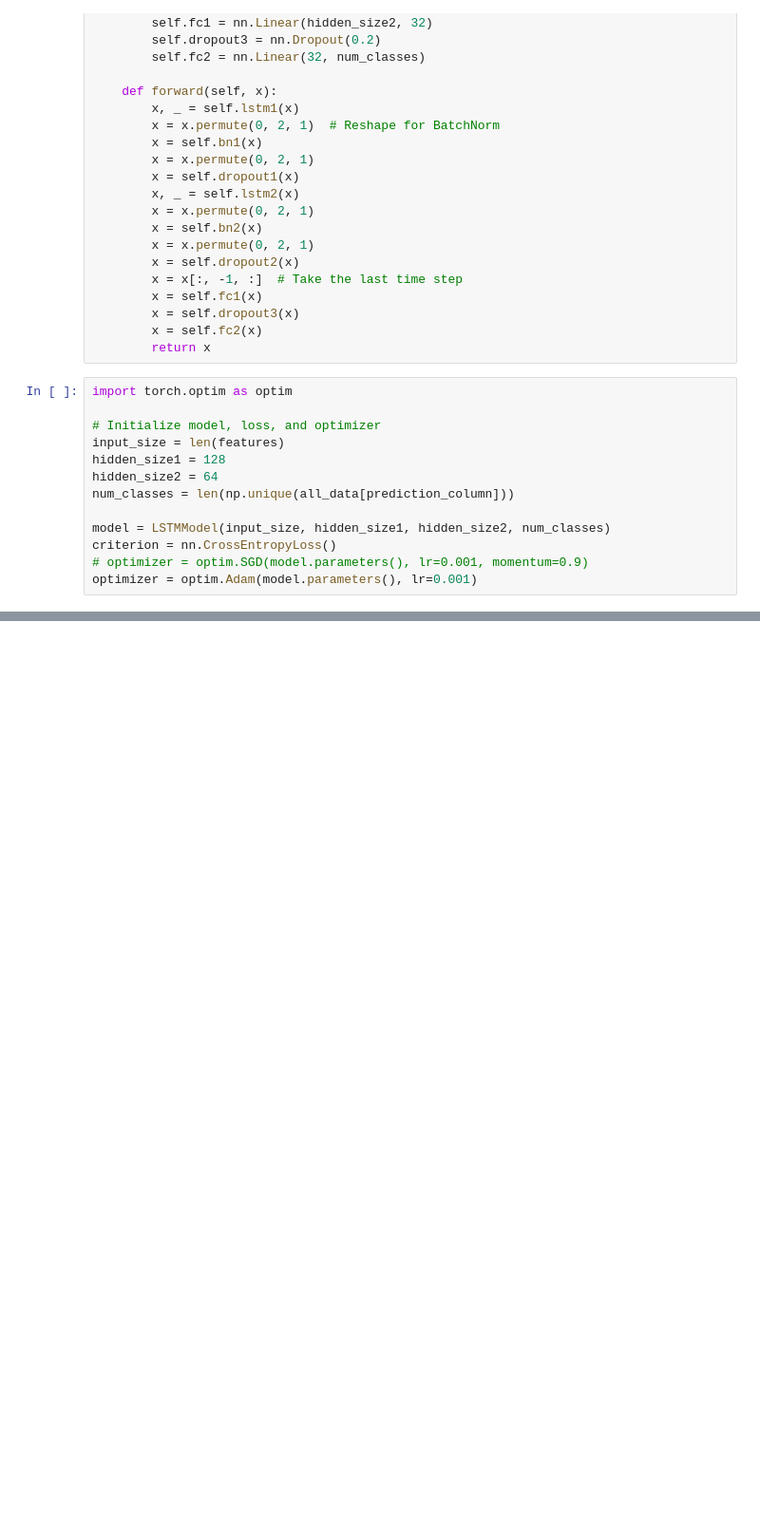
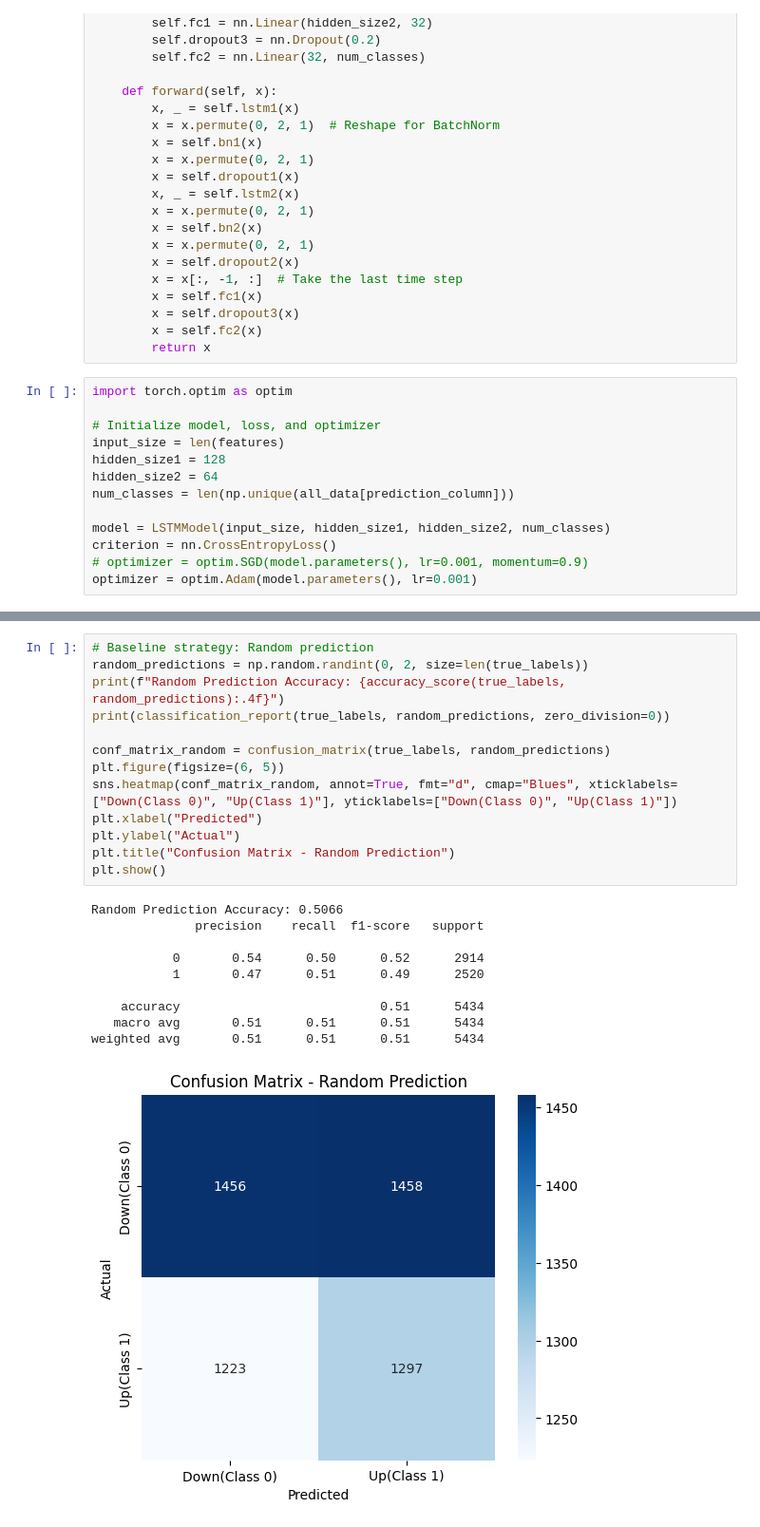
Before and after one commit to LiaoLaurent/Stock-Prediction-Deep-Learning, a Jupyter notebook: main.ipynb, the cells around one changed output, grey strips where cells are left out. Shown at 95% size. Drawn from its saved outputs; the diff is of its cells as text; blank space fills up the shorter version.

```diff
--- a/main.ipynb
+++ b/main.ipynb
@@ -254,0 +269,24 @@ weighted avg       0.57      0.58      0.55     12137
+# %%
+# Baseline strategy: Random prediction
+random_predictions = np.random.randint(0, 2, size=len(true_labels))
+print(f"Random Prediction Accuracy: {accuracy_score(true_labels, random_predictions):.4f}")
+print(classification_report(true_labels, random_predictions, zero_division=0))
+
+conf_matrix_random = confusion_matrix(true_labels, random_predictions)
+plt.figure(figsize=(6, 5))
+sns.heatmap(conf_matrix_random, annot=True, fmt="d", cmap="Blues", xticklabels=["Down(Class 0)", "Up(Class 1)"], yticklabels=["Down(Class 0)", "Up(Class 1)"])
+plt.xlabel("Predicted")
+plt.ylabel("Actual")
+plt.title("Confusion Matrix - Random Prediction")
+plt.show()
+# %% [output]
+Random Prediction Accuracy: 0.5066
+              precision    recall  f1-score   support
+
+           0       0.54      0.50      0.52      2914
+           1       0.47      0.51      0.49      2520
+
+    accuracy                           0.51      5434
+   macro avg       0.51      0.51      0.51      5434
+weighted avg       0.51      0.51      0.51      5434
+[figure, added]
```
Also changed, not shown: parts of 7 cells of this notebook, 3 other files.
